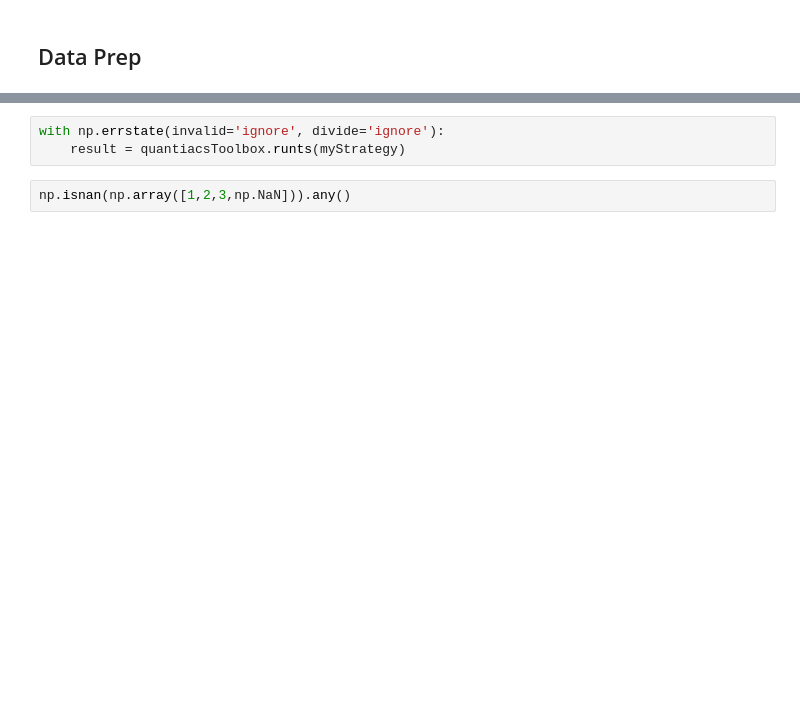
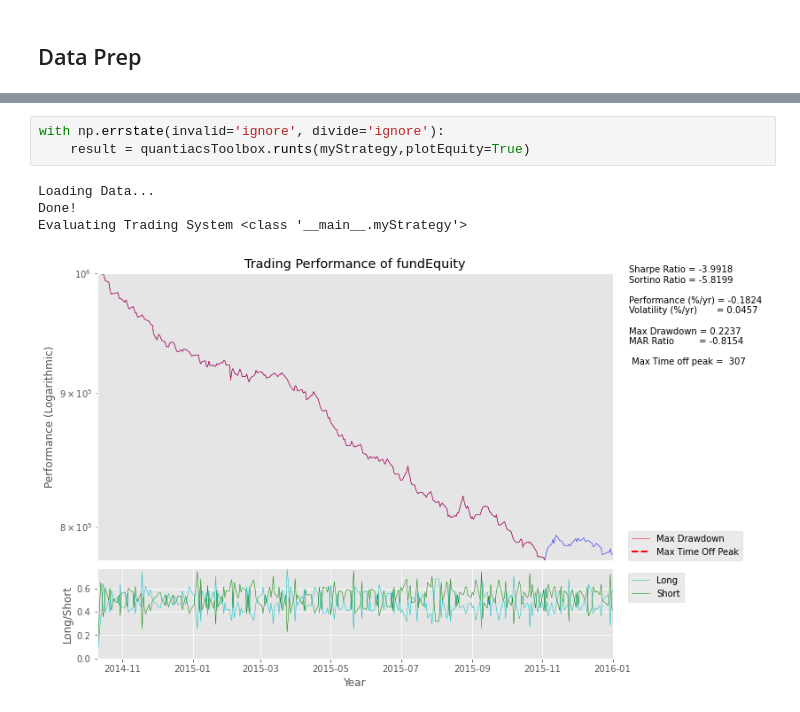
Before and after one commit to mihamerstan/quantiacs-ml, a Jupyter notebook: backtesting_setup.ipynb, the cells around one changed output, grey strips where cells are left out. Saved outputs shown, nothing was run; the diff lists cells and outputs as text; blank space fills up the shorter version.

```diff
--- a/backtesting_setup.ipynb
+++ b/backtesting_setup.ipynb
@@ -329,5 +204,8 @@ class myStrategy(object):
 # %%
 with np.errstate(invalid='ignore', divide='ignore'):
-    result = quantiacsToolbox.runts(myStrategy)
+    result = quantiacsToolbox.runts(myStrategy,plotEquity=True)
+# %% [output]
+Loading Data...
+Done!
+Evaluating Trading System <class '__main__.myStrategy'>
+[figure, added]
-# %%
-np.isnan(np.array([1,2,3,np.NaN])).any()
```
Also changed, not shown: parts of 24 cells of this notebook, 2 other files.
